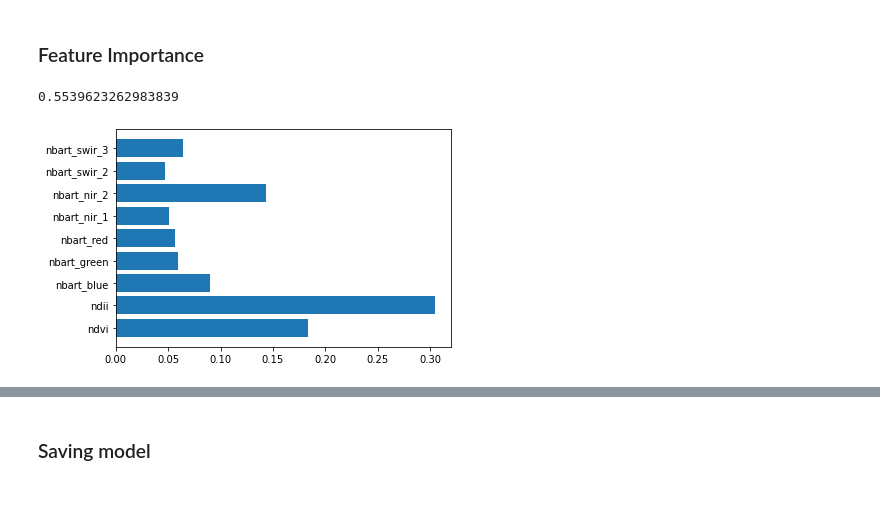
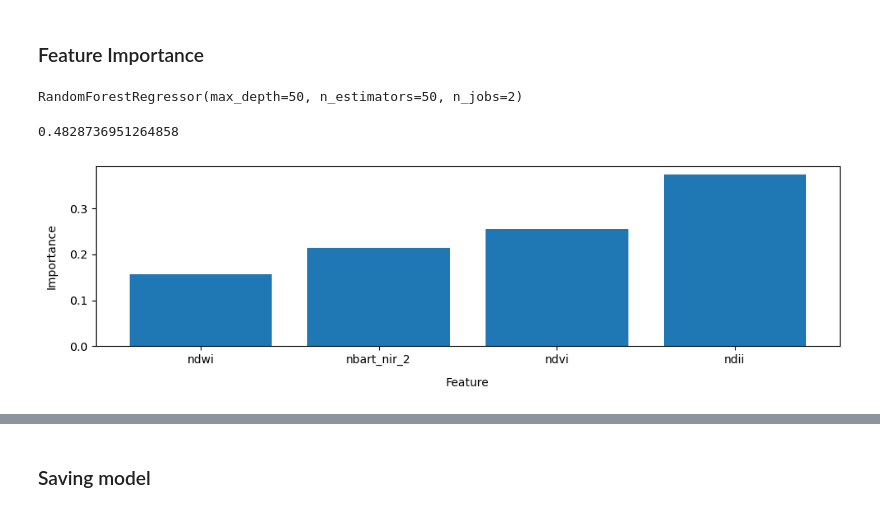
Before and after one commit to ANU-WALD/sentinel2_fmc, a Jupyter notebook: fmc_s2_rf_training.ipynb, the cells around one changed output, grey strips where cells are left out. Cells and saved outputs as stored; diff of their text form; code cells hidden in the pictures.

```diff
--- a/fmc_s2_rf_training.ipynb
+++ b/fmc_s2_rf_training.ipynb
@@ -83,17 +82,26 @@ for veg_type in [0,1,2,3]:
 # %% [markdown]
 ### Feature Importance
 # %%
-rf = RandomForestRegressor(n_estimators=50, max_depth=50, n_jobs=8)
+rf = RandomForestRegressor(n_estimators=50, max_depth=50, n_jobs=2)
 train, test = generate_train_datasets(0)
-predictors = ['ndvi','ndii','nbart_blue','nbart_green','nbart_red','nbart_nir_1','nbart_nir_2','nbart_swir_2','nbart_swir_3']
+predictors = ['ndvi','ndwi','ndii','nbart_nir_2'] #'nbart_blue','nbart_green','nbart_red','nbart_nir_1',
 rf.fit(train[predictors], train['fmc_mean'])
 
-plt.barh(predictors, rf.feature_importances_)
-
-rf.score(test[['ndvi','ndii','nbart_blue','nbart_green','nbart_red','nbart_nir_1','nbart_nir_2','nbart_swir_2','nbart_swir_3']], test['fmc_mean'])
+# plt.barh(predictors, rf.feature_importances_)
 # %% [output]
-0.5539623262983839
+RandomForestRegressor(max_depth=50, n_estimators=50, n_jobs=2)
-[figure, removed]
+# %%
+order = np.argsort(rf.feature_importances_)
+plt.figure(figsize=(10,3))
+plt.bar(x=np.array(predictors)[order],
+        height=rf.feature_importances_[order])
+plt.gca().set_ylabel('Importance', labelpad=10)
+plt.gca().set_xlabel('Feature', labelpad=10)
+plt.tight_layout()
+rf.score(test[predictors], test['fmc_mean'])
+# %% [output]
+0.4828736951264858
+[figure, added]
 # %%
 rf.predict(test[predictors])
 
```
Also changed, not shown: parts of 9 cells of this notebook, 1 other file.
